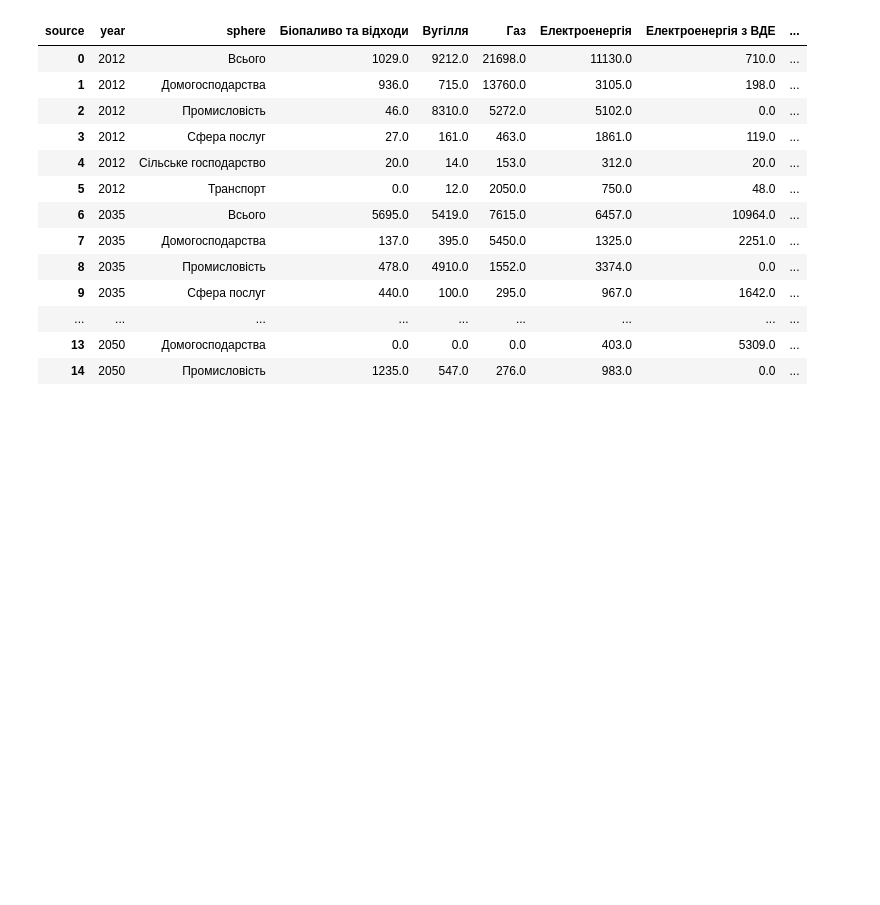
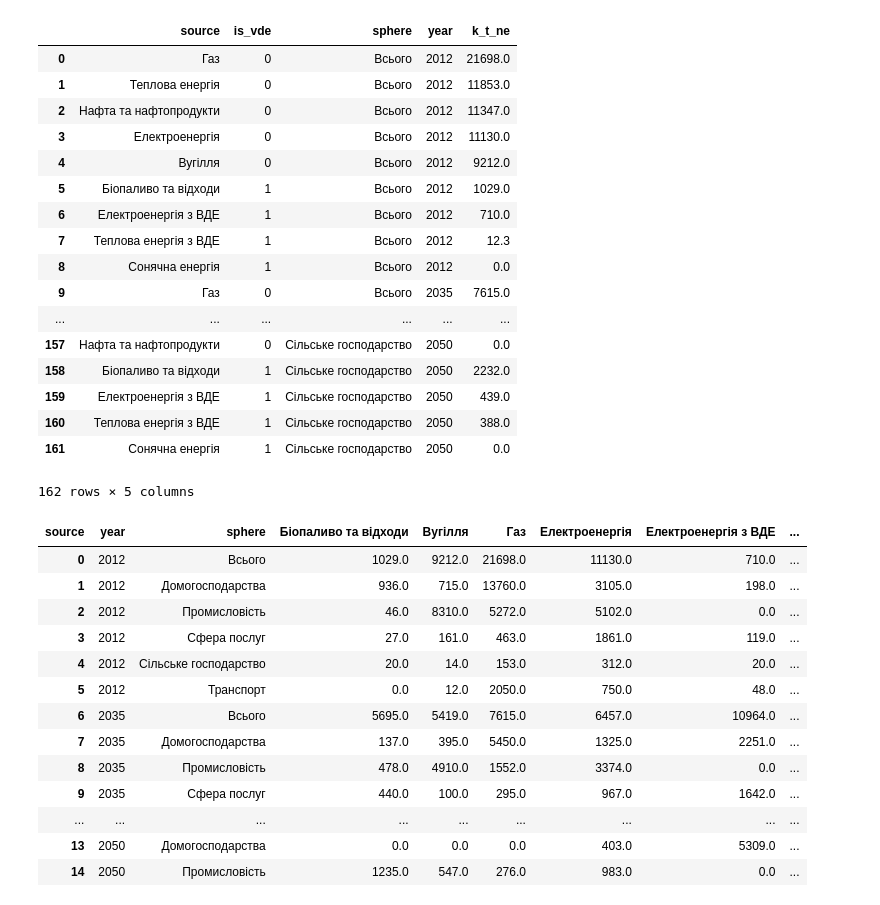
Before and after one commit to NadiaRom/ecoaction, a Jupyter notebook: reshape_data.ipynb, the cells around one changed output. Drawn from its saved outputs; the diff is of its cells as text; code cells hidden in the pictures; blank space fills up the shorter version.

```diff
--- a/reshape_data.ipynb
+++ b/reshape_data.ipynb
@@ -11,6 +11,27 @@ df = pd.read_csv('data_by_sphere.csv')
 # %%
 sum_by_sphere = df.loc[df.year == 2012].groupby('sphere', as_index=False).k_t_ne.sum()
 sum_by_sphere.columns = ['sphere', 'total_ktne']
+# %%
+df
+# %% [output]
+|  | source | is_vde | sphere | year | k_t_ne |
+| 0 | Газ | 0 | Всього | 2012 | 21698.0 |
+| 1 | Теплова енергія | 0 | Всього | 2012 | 11853.0 |
+| 2 | Нафта та нафтопродукти | 0 | Всього | 2012 | 11347.0 |
+| 3 | Електроенергія | 0 | Всього | 2012 | 11130.0 |
+| 4 | Вугілля | 0 | Всього | 2012 | 9212.0 |
+| 5 | Біопаливо та відходи | 1 | Всього | 2012 | 1029.0 |
+| 6 | Електроенергія з ВДЕ | 1 | Всього | 2012 | 710.0 |
+| 7 | Теплова енергія з ВДЕ | 1 | Всього | 2012 | 12.3 |
+| 8 | Сонячна енергія | 1 | Всього | 2012 | 0.0 |
+| 9 | Газ | 0 | Всього | 2035 | 7615.0 |
+| ... | ... | ... | ... | ... | ... |
+| 157 | Нафта та нафтопродукти | 0 | Сільське господарство | 2050 | 0.0 |
+| 158 | Біопаливо та відходи | 1 | Сільське господарство | 2050 | 2232.0 |
+| 159 | Електроенергія з ВДЕ | 1 | Сільське господарство | 2050 | 439.0 |
+| 160 | Теплова енергія з ВДЕ | 1 | Сільське господарство | 2050 | 388.0 |
+| 161 | Сонячна енергія | 1 | Сільське господарство | 2050 | 0.0 |
+162 rows × 5 columns
 # %%
 df = df.merge(sum_by_sphere, on='sphere', how='left')
 df.sphere = df.sphere.apply(str.capitalize)
```
Also changed, not shown: parts of 4 cells of this notebook, 8 other files.
